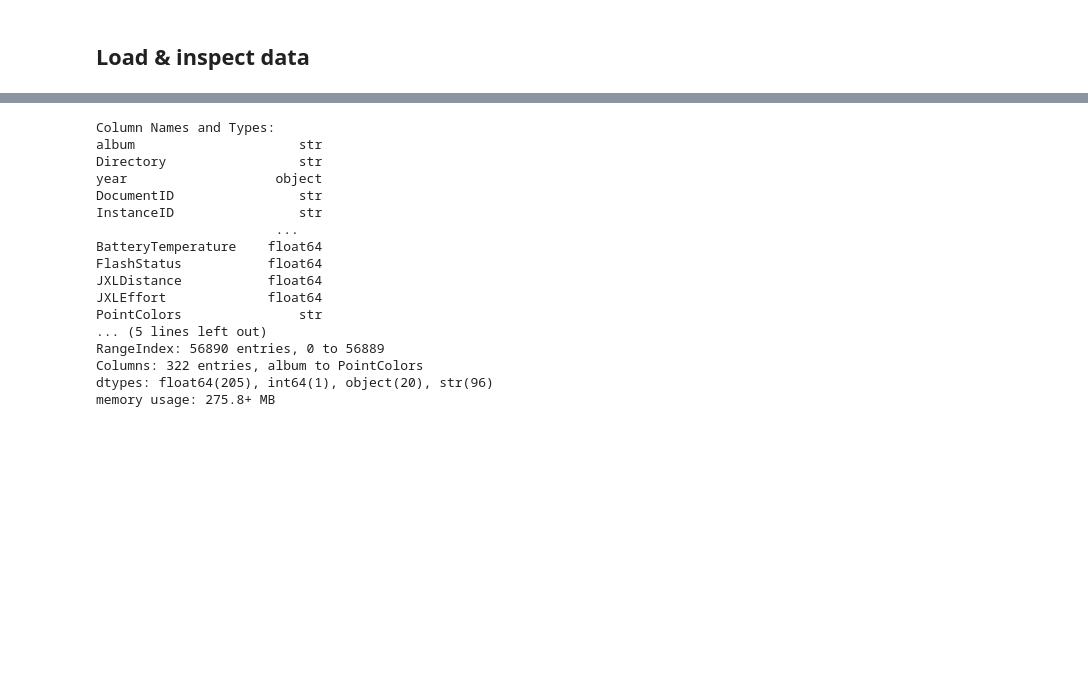
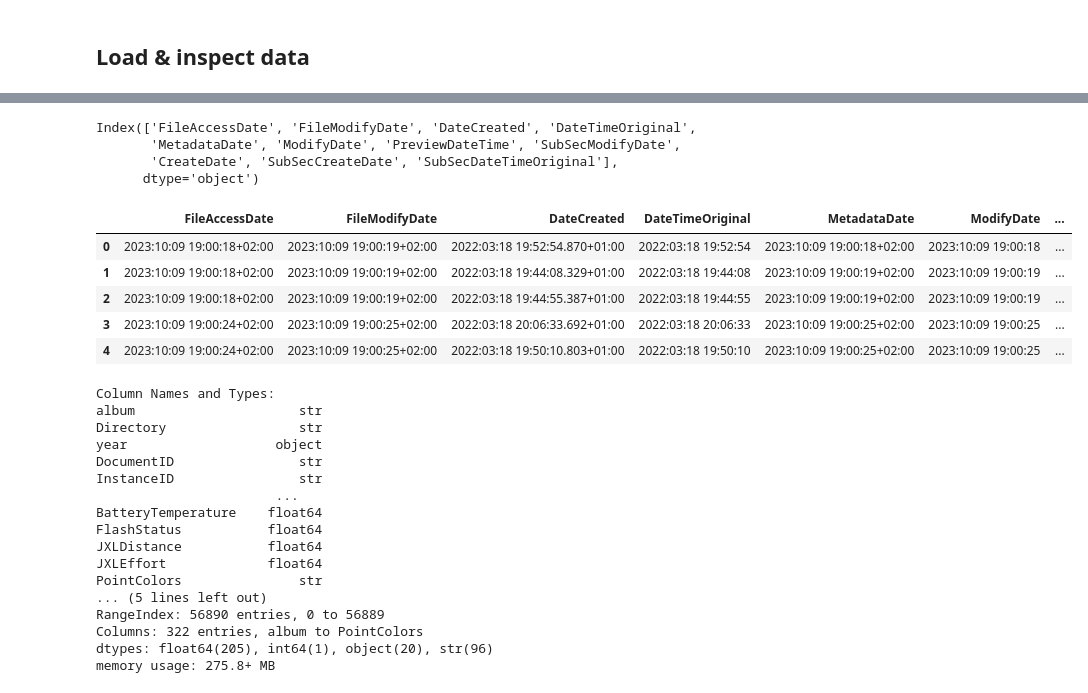
Before and after one commit to com-480-data-visualization/through_the_lens, a Jupyter notebook: milestone 1/data_exploration.ipynb, the cells around one changed output, grey strips where cells are left out. Saved outputs shown, nothing was run; the diff lists cells and outputs as text; code cells hidden in the pictures; blank space fills up the shorter version.

```diff
--- a/data_exploration.ipynb
+++ b/milestone 1/data_exploration.ipynb
@@ -33,4 +33,20 @@ First few rows:
 5 rows × 322 columns
+# %%
+df.columns[df.columns.str.contains('Date')]
+# %% [output]
+Index(['FileAccessDate', 'FileModifyDate', 'DateCreated', 'DateTimeOriginal',
+       'MetadataDate', 'ModifyDate', 'PreviewDateTime', 'SubSecModifyDate',
+       'CreateDate', 'SubSecCreateDate', 'SubSecDateTimeOriginal'],
+      dtype='object')
+# %%
+df.loc[:, df.columns.str.contains('Date')].head()
+# %% [output]
+|  | FileAccessDate | FileModifyDate | DateCreated | DateTimeOriginal | MetadataDate | ModifyDate | ... |
+| 0 | 2023:10:09 19:00:18+02:00 | 2023:10:09 19:00:19+02:00 | 2022:03:18 19:52:54.870+01:00 | 2022:03:18 19:52:54 | 2023:10:09 19:00:18+02:00 | 2023:10:09 19:00:18 | ... |
+| 1 | 2023:10:09 19:00:18+02:00 | 2023:10:09 19:00:19+02:00 | 2022:03:18 19:44:08.329+01:00 | 2022:03:18 19:44:08 | 2023:10:09 19:00:19+02:00 | 2023:10:09 19:00:19 | ... |
+| 2 | 2023:10:09 19:00:18+02:00 | 2023:10:09 19:00:19+02:00 | 2022:03:18 19:44:55.387+01:00 | 2022:03:18 19:44:55 | 2023:10:09 19:00:19+02:00 | 2023:10:09 19:00:19 | ... |
+| 3 | 2023:10:09 19:00:24+02:00 | 2023:10:09 19:00:25+02:00 | 2022:03:18 20:06:33.692+01:00 | 2022:03:18 20:06:33 | 2023:10:09 19:00:25+02:00 | 2023:10:09 19:00:25 | ... |
+| 4 | 2023:10:09 19:00:24+02:00 | 2023:10:09 19:00:25+02:00 | 2022:03:18 19:50:10.803+01:00 | 2022:03:18 19:50:10 | 2023:10:09 19:00:25+02:00 | 2023:10:09 19:00:25 | ... |
 # %%
 # Column information
 print("Column Names and Types:")
```
Also changed, not shown: parts of 1 cell of this notebook, 15 other files.
